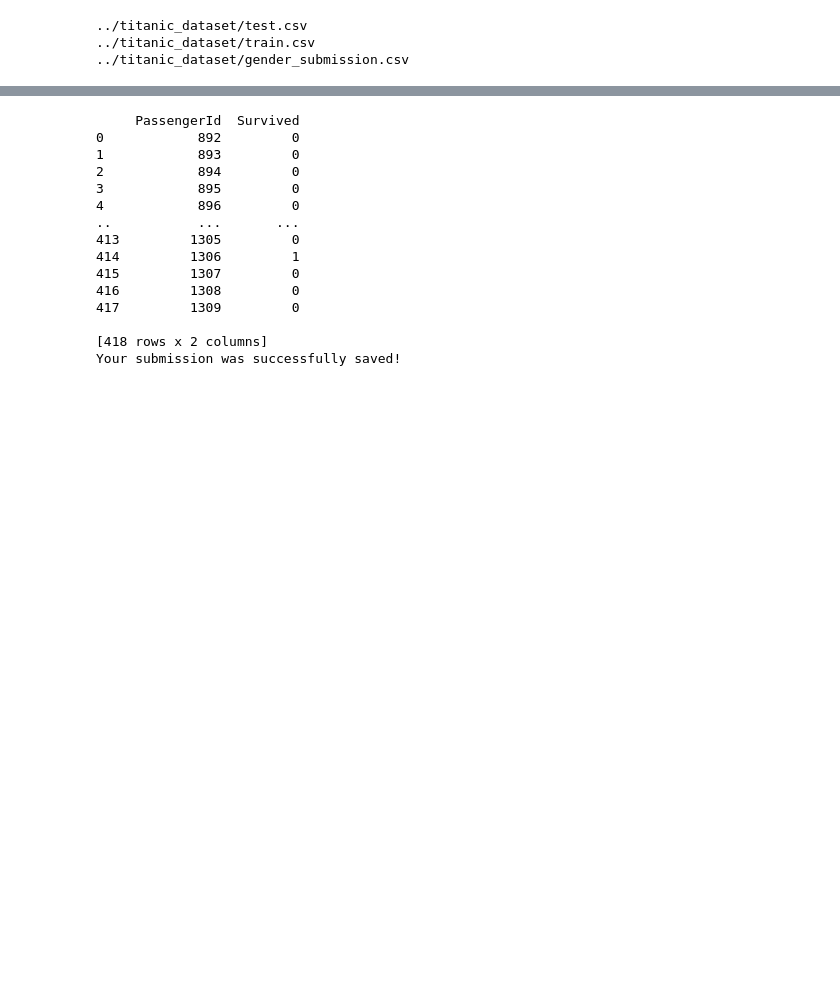
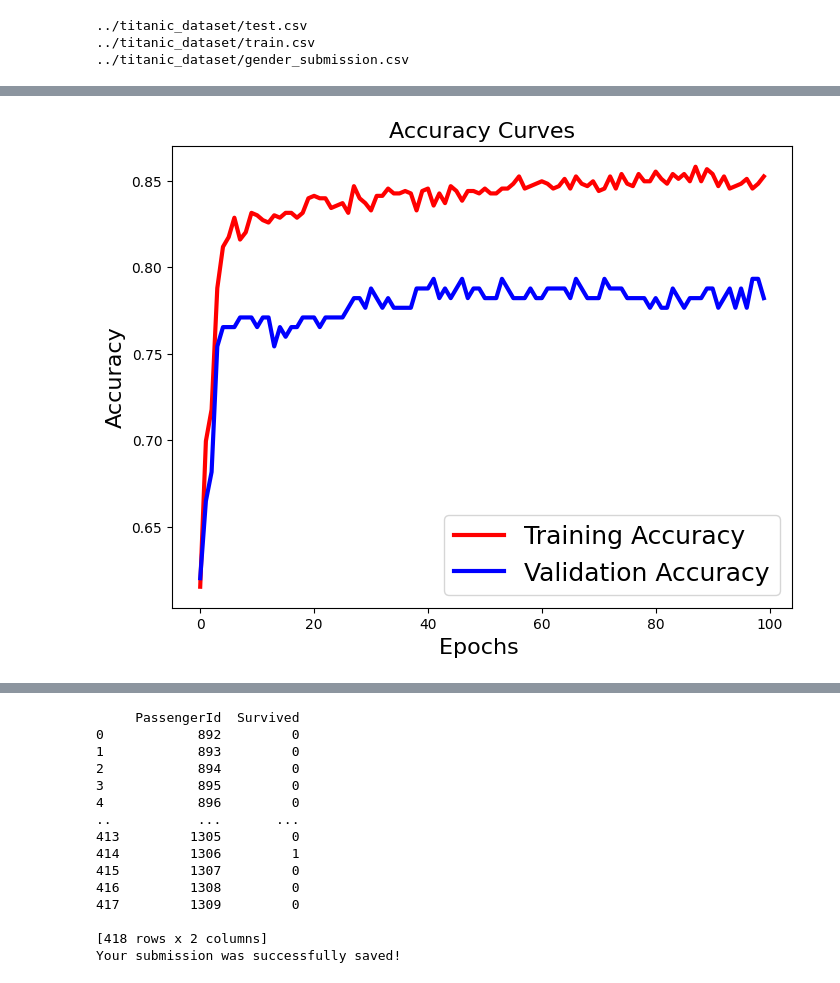
Before and after one commit to hebiao064/kaggle, a Jupyter notebook: Titanic/DNN_Tensorflow/tf_titanic.ipynb, the cells around one changed output, grey strips where cells are left out. Saved outputs shown, nothing was run; the diff lists cells and outputs as text; code cells hidden in the pictures; blank space fills up the shorter version.

```diff
--- a/Titanic/DNN_Tensorflow/tf_titanic.ipynb
+++ b/Titanic/DNN_Tensorflow/tf_titanic.ipynb
@@ -39,10 +25,0 @@ train_data.head()
-# %%
-
-train_data['Sex'].replace([0,1],['female','male'],inplace=True)
-train_data['Age'] = train_data['Age'].fillna(30)
-
-
-x = np.mean(train_data['Age'],axis=0)
-x
-
-train_data['Embarked'].unique()
@@ -74,4 +152,5 @@ test_featurized_dataset = np.asarray(test_featurized_dataset)
 # %%
+"""
 model = tf.keras.Sequential([
   tf.keras.layers.Dense(1280, activation='sigmoid'),
   tf.keras.layers.Dense(128, activation='sigmoid'),
@@ -79,3 +158,9 @@ model = tf.keras.Sequential([
   tf.keras.layers.Dropout(0.1),
   tf.keras.layers.Dense(1)
 ])
+
+model.compile(loss = tf.keras.losses.MeanSquaredError(),
+                      optimizer = tf.keras.optimizers.Adam())
+
+model.fit(featurized_dataset, labels, epochs=200)
+"""
@@ -85,2 +168,0 @@ model.compile(loss = tf.keras.losses.MeanSquaredError(),
-# %%
-model.fit(featurized_dataset, labels, epochs=100)
@@ -105,0 +169,52 @@ Epoch 100/100
+# %%
+import matplotlib.pyplot as plt # visualizations
+
+model = tf.keras.Sequential([
+    tf.keras.layers.Dense(64,
+                          kernel_initializer = 'glorot_normal',
+                          #bias_initializer = 'truncated_normal',
+                          kernel_regularizer = tf.keras.regularizers.l2(0.001),
+                          bias_regularizer = tf.keras.regularizers.l2(0.01),
+                          activation = 'relu'),
+    tf.keras.layers.Dropout(0.2),
+    tf.keras.layers.Dense(32,
+                          kernel_initializer = 'glorot_normal',
+                          #bias_initializer = 'truncated_normal',
+                          kernel_regularizer = tf.keras.regularizers.l2(0.001),
+                          bias_regularizer = tf.keras.regularizers.l2(0.01),
+                          activation = 'relu'),
+    tf.keras.layers.Dropout(0.2),
+    tf.keras.layers.Dense(16,
+                          kernel_initializer = 'glorot_normal',
+                          #bias_initializer = 'truncated_normal',
+                          kernel_regularizer = tf.keras.regularizers.l2(0.001),
+                          bias_regularizer = tf.keras.regularizers.l2(0.01),
+                          activation = 'relu'),
+    #tf.keras.layers.Dropout(0.2),
+    tf.keras.layers.Dense(1,
+                          kernel_initializer = 'glorot_normal',
+                          #bias_initializer = 'truncated_normal',
+                          kernel_regularizer = tf.keras.regularizers.l2(0.001),
+                          bias_regularizer = tf.keras.regularizers.l2(0.01),
+                          activation = 'sigmoid')
+])
+
+model.compile(optimizer='adam',
+              loss=tf.keras.losses.BinaryCrossentropy(from_logits=True),
+              metrics=['accuracy'])
+
+history = model.fit(featurized_dataset, labels, epochs=100, validation_data=(validation_featurized_dataset, validation_labels))
+valid_loss, valid_acc = model.evaluate(validation_featurized_dataset, validation_labels, verbose=2)
+print('\nTest accuracy:', valid_acc)
+
+
+
+plt.figure(figsize = [8, 6])
+plt.plot(history.history['accuracy'], 'r', linewidth = 3.0)
+plt.plot(history.history['val_accuracy'], 'b', linewidth = 3.0)
+plt.legend(['Training Accuracy', 'Validation Accuracy'], fontsize = 18)
+plt.xlabel('Epochs ', fontsize = 16)
+plt.ylabel('Accuracy', fontsize = 16)
+plt.title('Accuracy Curves', fontsize = 16)
+plt.show()
+# %% [output]
@@ -106,3 +238,4 @@ Epoch 100/100
+[figure, added]
 # %%
 model.summary()
 # %% [output]
```
Also changed, not shown: parts of 14 cells of this notebook, 5 other files.
